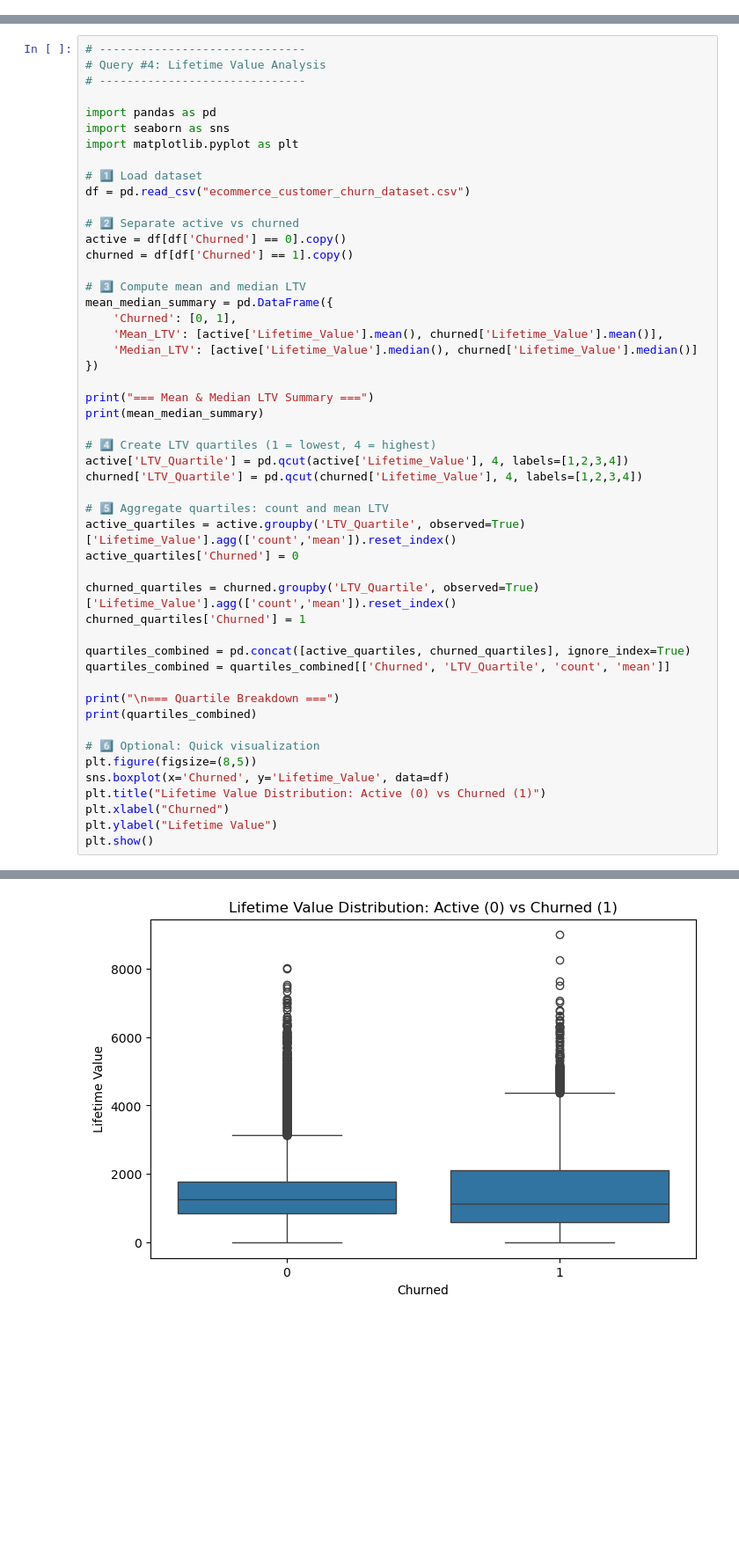
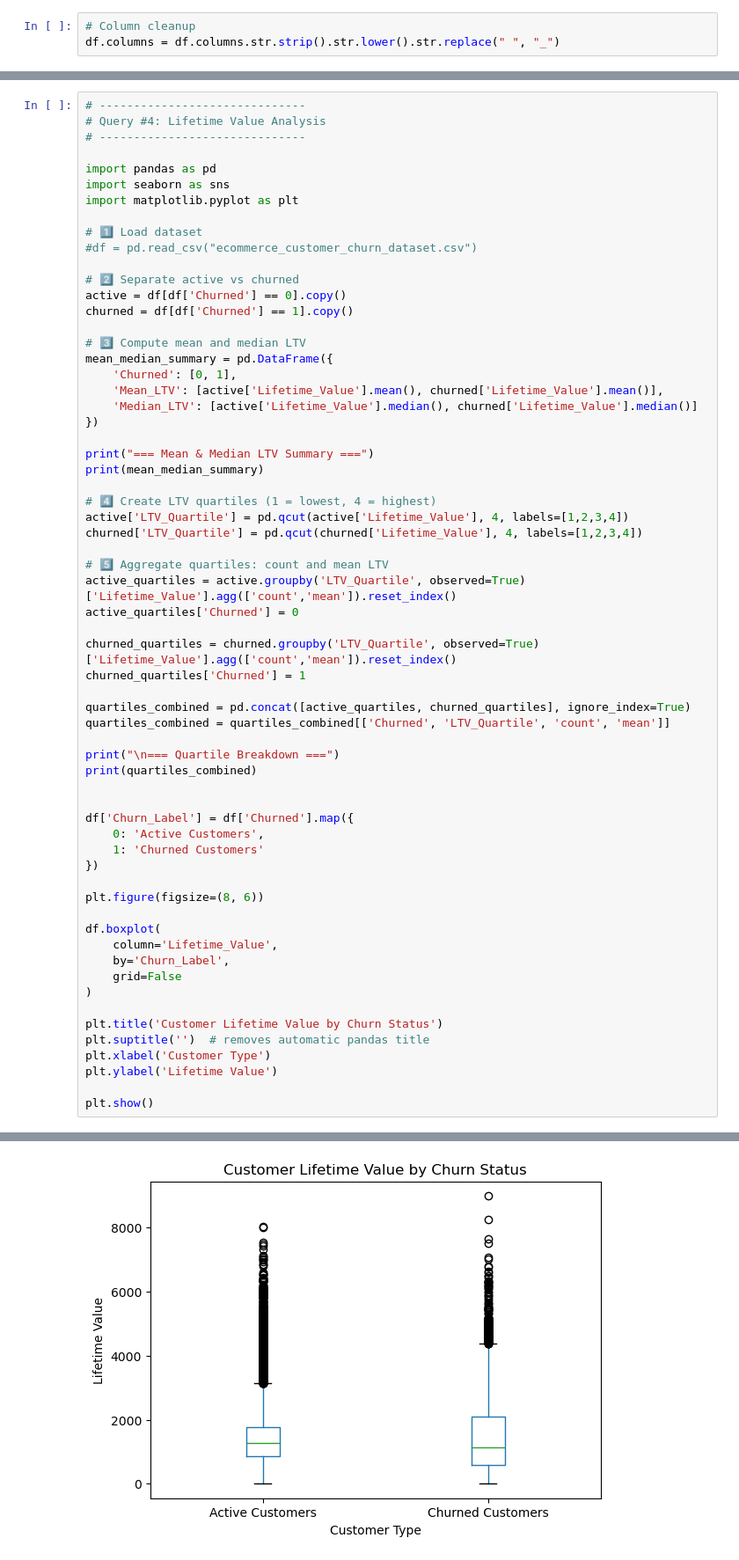
Before and after one commit to PatriciaDros/consumer-behavior, a Jupyter notebook: consumer-churn-analysis/python/Customer-Churn.ipynb, the cells around one changed output, grey strips where cells are left out. Shown at 88% size. Cells and saved outputs as stored; diff of their text form; blank space fills up the shorter version.

Commit message:
Updates to Customer Churn

```diff
--- a/consumer-churn-analysis/python/Customer-Churn.ipynb
+++ b/consumer-churn-analysis/python/Customer-Churn.ipynb
@@ -39,0 +129,3 @@ None
+# %%
+# Column cleanup
+df.columns = df.columns.str.strip().str.lower().str.replace(" ", "_")
@@ -110,7 +280,7 @@ import seaborn as sns
 import matplotlib.pyplot as plt
 
 # 1️⃣ Load dataset
-df = pd.read_csv("ecommerce_customer_churn_dataset.csv")
+#df = pd.read_csv("ecommerce_customer_churn_dataset.csv")
 
 # 2️⃣ Separate active vs churned
 active = df[df['Churned'] == 0].copy()
@@ -143,12 +313,25 @@ quartiles_combined = quartiles_combined[['Churned', 'LTV_Quartile', 'count', 'me
 print("\n=== Quartile Breakdown ===")
 print(quartiles_combined)
 
-# 6️⃣ Optional: Quick visualization
-plt.figure(figsize=(8,5))
-sns.boxplot(x='Churned', y='Lifetime_Value', data=df)
-plt.title("Lifetime Value Distribution: Active (0) vs Churned (1)")
-plt.xlabel("Churned")
-plt.ylabel("Lifetime Value")
+
+df['Churn_Label'] = df['Churned'].map({
+    0: 'Active Customers',
+    1: 'Churned Customers'
+})
+
+plt.figure(figsize=(8, 6))
+
+df.boxplot(
+    column='Lifetime_Value',
+    by='Churn_Label',
+    grid=False
+)
+
+plt.title('Customer Lifetime Value by Churn Status')
+plt.suptitle('')  # removes automatic pandas title
+plt.xlabel('Customer Type')
+plt.ylabel('Lifetime Value')
+
 plt.show()
 # %% [output]
 === Mean & Median LTV Summary ===
@@ -169 +353 @@ plt.show()
-[figure, old version]
+[figure, new version]
```
Also changed, not shown: parts of 22 cells of this notebook, 2 other files.
